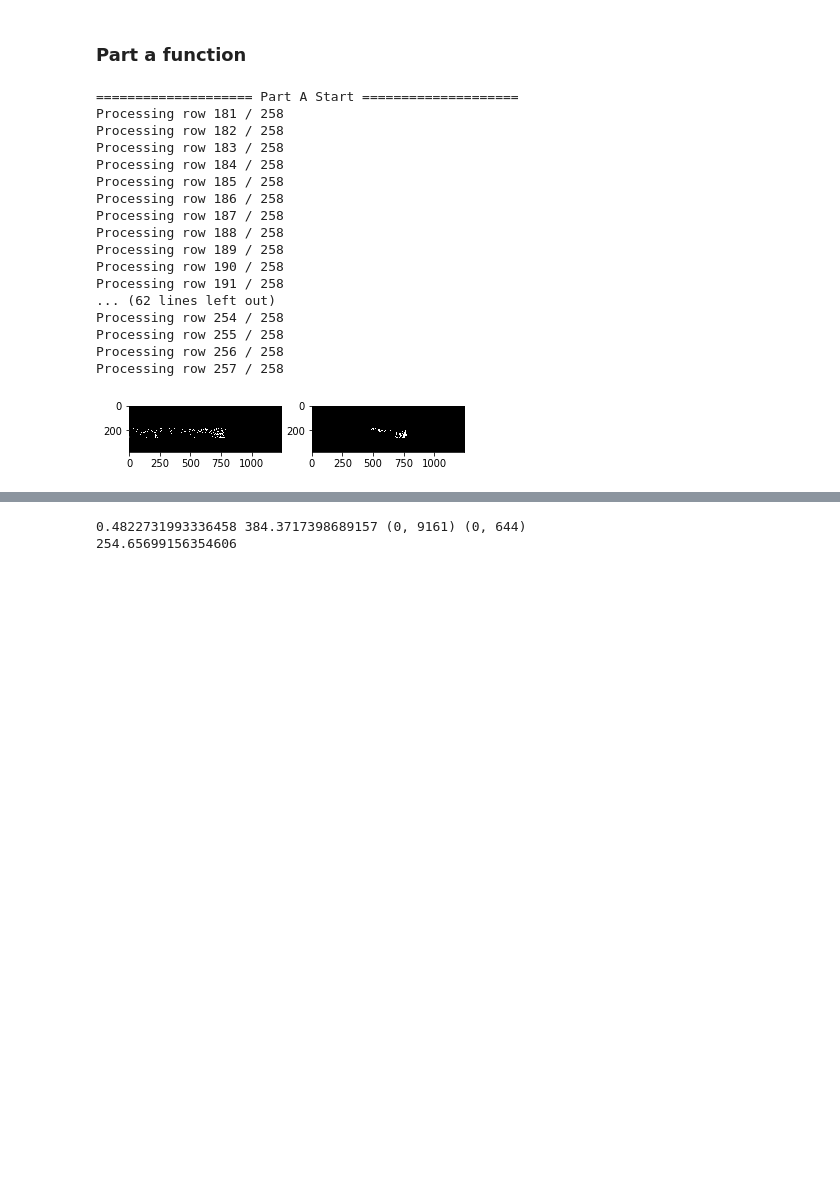
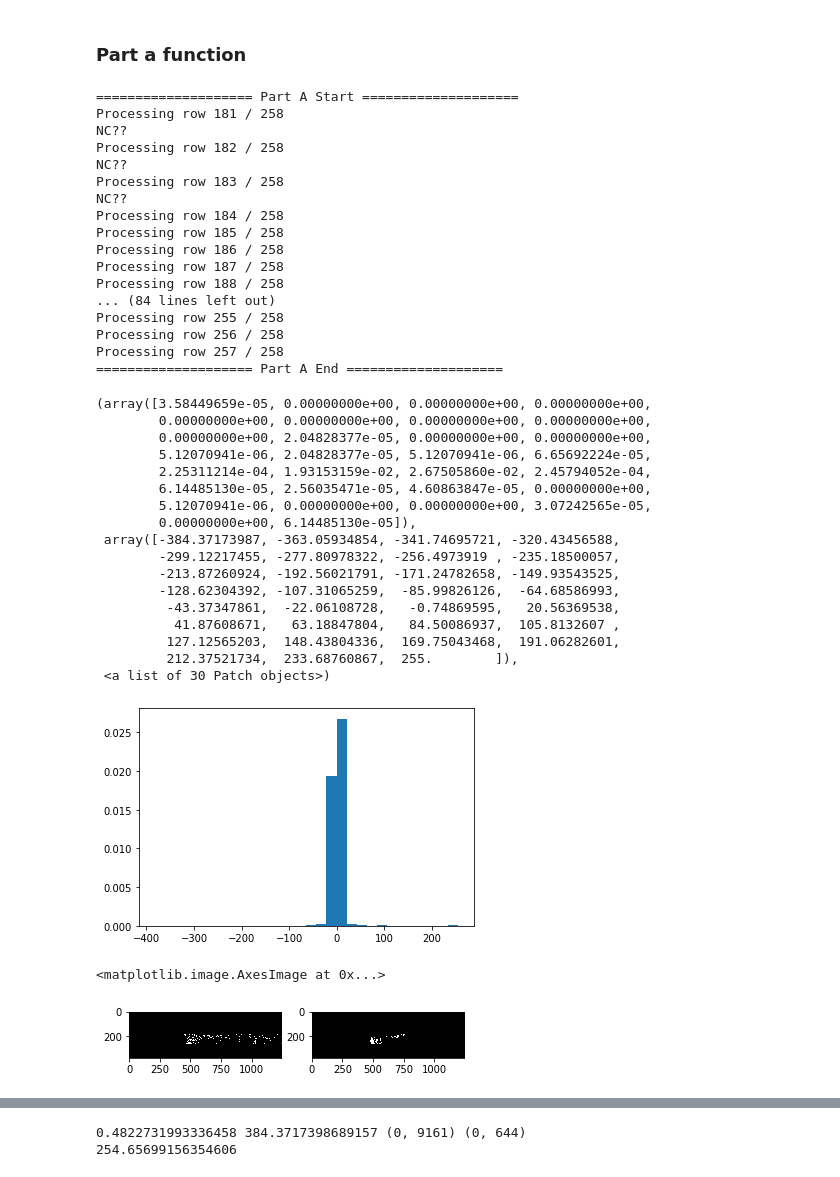
Before and after one commit to Dxyk/CSC420-Introduction-to-Image-Understanding, a Jupyter notebook: A4/Soln/q2.ipynb, the cells around one changed output, grey strips where cells are left out. Cells and saved outputs as stored; diff of their text form; code cells hidden in the pictures; blank space fills up the shorter version.

```diff
--- a/A4/Soln/q2.ipynb
+++ b/A4/Soln/q2.ipynb
@@ -209,31 +211,58 @@ def part_a(l_img: np.ndarray, r_img: np.ndarray, block_size: int = 3, step: int
     print("{0} Part A End {0}".format("=" * 20))
     return SSD_mask, NC_mask, SSD_depth, NC_depth
 # %%
-SSD_mask, NC_mask, SSD_depth, NC_depth = part_a(left_gray_img, right_gray_img, 3, 1)
+SSD_mask, NC_mask, SSD_depth, NC_depth = part_a(left_gray_img, right_gray_img, 3)
 # %% [output]
 ==================== Part A Start ====================
 Processing row 181 / 258
+NC??
 Processing row 182 / 258
+NC??
 Processing row 183 / 258
+NC??
 Processing row 184 / 258
 Processing row 185 / 258
 Processing row 186 / 258
 Processing row 187 / 258
 Processing row 188 / 258
-Processing row 189 / 258
-Processing row 190 / 258
-Processing row 191 / 258
-... (62 lines left out)
-Processing row 254 / 258
+... (84 lines left out)
 Processing row 255 / 258
 Processing row 256 / 258
 Processing row 257 / 258
+==================== Part A End ====================
+# %%
+# SSD_depth_cpy = np.copy(SSD_depth)
+# NC_depth_cpy = np.copy(NC_depth)
+
+# SSD_depth_cpy[SSD_depth_cpy >= 100] = 100
+# NC_depth_cpy[NC_depth_cpy >= 100] = 100
+# plt.hist(SSD_depth_cpy.flatten(), density=True, bins=30)
+plt.hist(SSD_depth.flatten(), density=True, bins=30)
+# %% [output]
+(array([3.58449659e-05, 0.00000000e+00, 0.00000000e+00, 0.00000000e+00,
+        0.00000000e+00, 0.00000000e+00, 0.00000000e+00, 0.00000000e+00,
+        0.00000000e+00, 2.04828377e-05, 0.00000000e+00, 0.00000000e+00,
+        5.12070941e-06, 2.04828377e-05, 5.12070941e-06, 6.65692224e-05,
+        2.25311214e-04, 1.93153159e-02, 2.67505860e-02, 2.45794052e-04,
+        6.14485130e-05, 2.56035471e-05, 4.60863847e-05, 0.00000000e+00,
+        5.12070941e-06, 0.00000000e+00, 0.00000000e+00, 3.07242565e-05,
+        0.00000000e+00, 6.14485130e-05]),
+ array([-384.37173987, -363.05934854, -341.74695721, -320.43456588,
+        -299.12217455, -277.80978322, -256.4973919 , -235.18500057,
+        -213.87260924, -192.56021791, -171.24782658, -149.93543525,
+        -128.62304392, -107.31065259,  -85.99826126,  -64.68586993,
+         -43.37347861,  -22.06108728,   -0.74869595,   20.56369538,
+          41.87608671,   63.18847804,   84.50086937,  105.8132607 ,
+         127.12565203,  148.43804336,  169.75043468,  191.06282601,
+         212.37521734,  233.68760867,  255.        ]),
+ <a list of 30 Patch objects>)
+[figure, added]
 # %%
 fig, axes = plt.subplots(nrows=1, ncols=2)
-axes[0].imshow(SSD_mask, cmap=plt.cm.gray)
-axes[1].imshow(NC_mask, cmap=plt.cm.gray)
-plt.show()
+axes[0].imshow(SSD_mask, cmap='gray')
+axes[1].imshow(NC_mask, cmap='gray')
 # %% [output]
+<matplotlib.image.AxesImage at 0x...>
-[figure, old version]
+[figure, new version]
 # %%
 fig, axes = plt.subplots(nrows=1, ncols=2)
```
Also changed, not shown: parts of 18 cells of this notebook, 3 other files.
